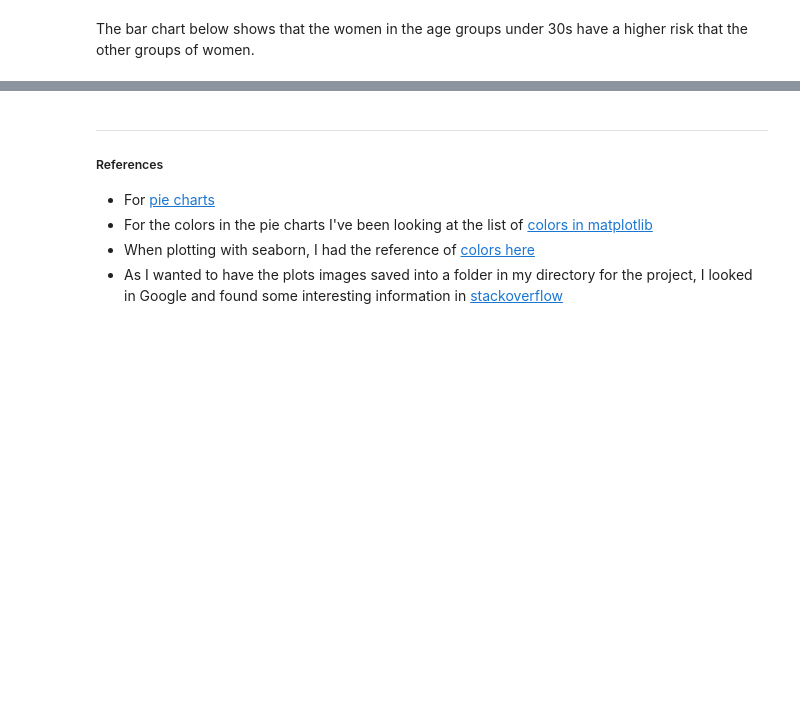
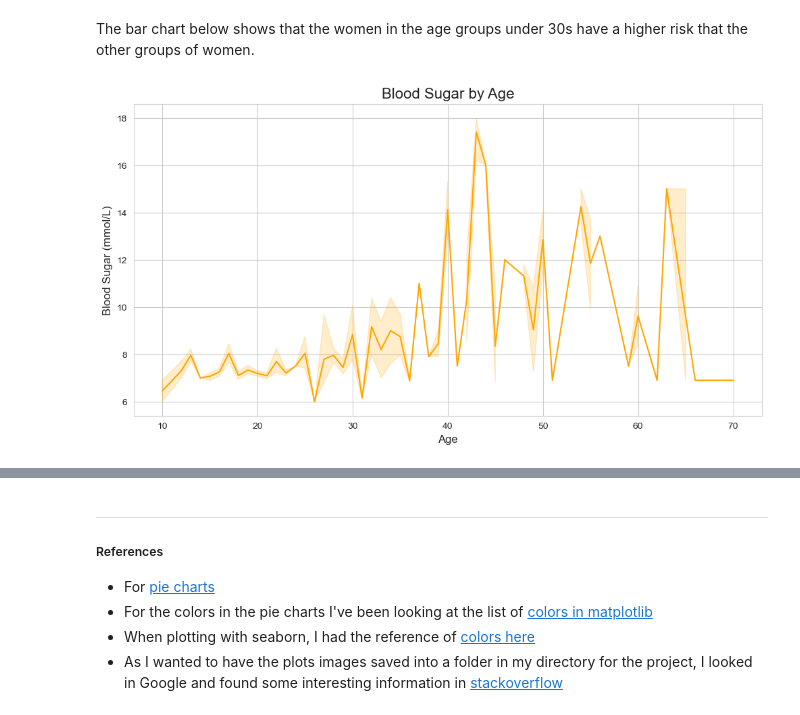
Before and after one commit to Jennyicano/PFDA, a Jupyter notebook: pfda_project/big_project.ipynb, the cells around one changed output, grey strips where cells are left out. Cells and saved outputs as stored; diff of their text form; code cells hidden in the pictures; blank space fills up the shorter version.

```diff
--- a/pfda_project/big_project.ipynb
+++ b/pfda_project/big_project.ipynb
@@ -409,0 +408,12 @@ The bar chart below shows that the women in the age groups under 30s have a high
+# %%
+# Looking at the blood sugar plot by age.
+
+plt.figure(figsize=(12, 6))
+sns.lineplot(data=df, x="Age", y="BS", color='orange')
+plt.title('Blood Sugar by Age', fontsize=16)
+plt.xlabel('Age', fontsize=12)
+plt.ylabel('Blood Sugar (mmol/L)', fontsize=12)
+plt.savefig('img/blood_sugar_by_age.png')
+plt.show()
+# %% [output]
+[figure, added]
```
Also changed, not shown: parts of 4 cells of this notebook, 3 other files.
